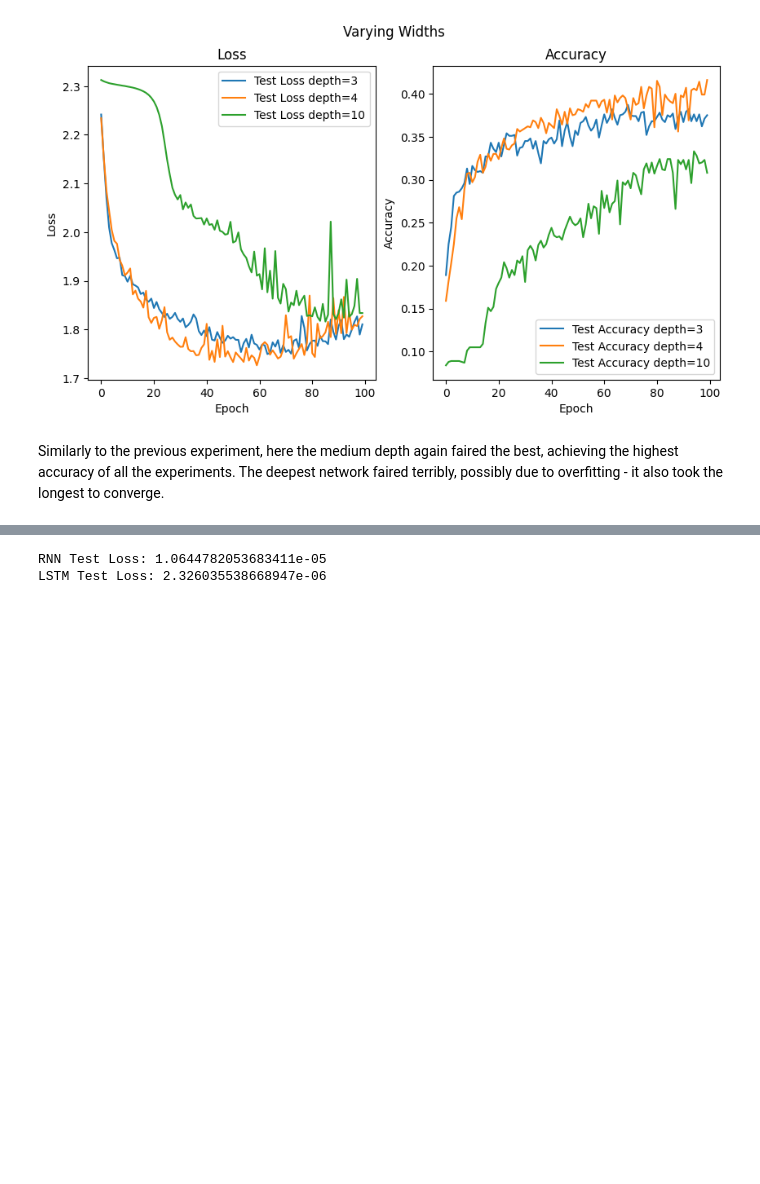
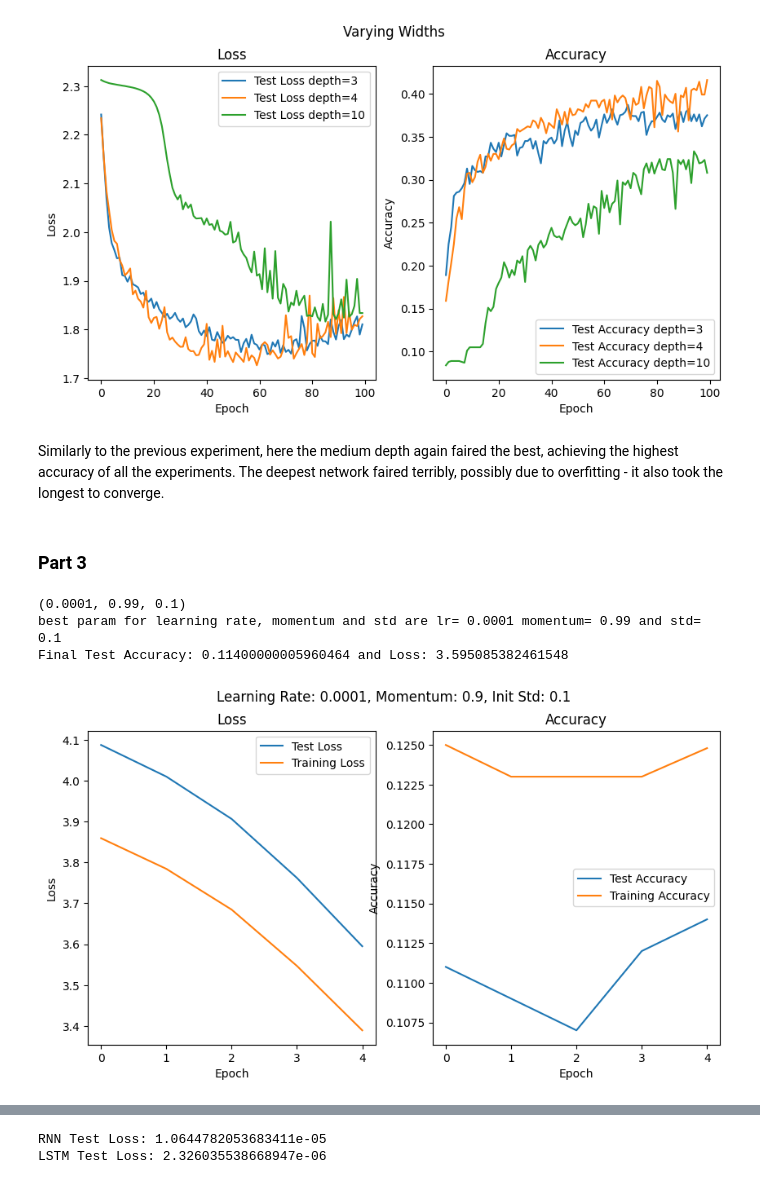
Before and after one commit to yoavgur/ml_hw, a Jupyter notebook: Deep/HW1.ipynb, the cells around one changed output, grey strips where cells are left out. Saved outputs shown, nothing was run; the diff lists cells and outputs as text; code cells hidden in the pictures; blank space fills up the shorter version.

Commit message:
partial part 3

```diff
--- a/Deep/HW1.ipynb
+++ b/Deep/HW1.ipynb
@@ -411,3 +411,16 @@ Depth 10 Test Accuracy: 0.30799999833106995, Loss: 1.8336807489395142
 [figure]
 # %% [markdown]
 Similarly to the previous experiment, here the medium depth again faired the best, achieving the highest accuracy of all the experiments. The deepest network faired terribly, possibly due to overfitting - it also took the longest to converge.
+# %% [markdown]
+### Part 3
+# %%
+import torch
+from torch import nn
+import torch.optim as optim
+import torch.nn.init as init
+import torch.nn.functional as F
+
+X_train = torch.tensor(X_train, dtype=torch.float32).view(-1, 3, 32, 32)
+Y_train = torch.tensor(Y_train, dtype=torch.long)
+X_test = torch.tensor(X_test, dtype=torch.float32).view(-1, 3, 32, 32)
+Y_test = torch.tensor(Y_test, dtype=torch.long)
@@ -413,0 +582,8 @@ Similarly to the previous experiment, here the medium depth again faired the bes
+# %%
+best_params = grid_search_params_CNN()[0]
+print("best param for learning rate, momentum and std are lr=", best_params[0], "momentum=", best_params[1], "and std=", best_params[2])
+# %% [output]
+(0.0001, 0.99, 0.1)
+best param for learning rate, momentum and std are lr= 0.0001 momentum= 0.99 and std= 0.1
+Final Test Accuracy: 0.11400000005960464 and Loss: 3.595085382461548
+[figure, added]
```
Also changed, not shown: parts of 9 cells of this notebook.
